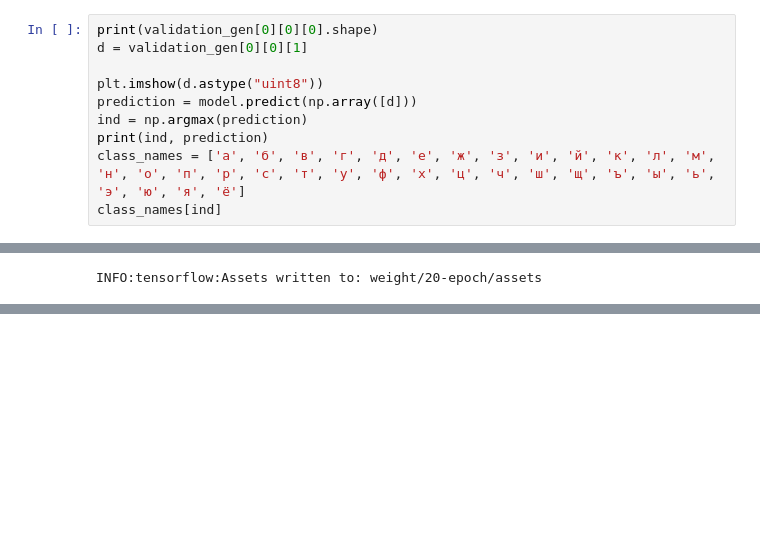
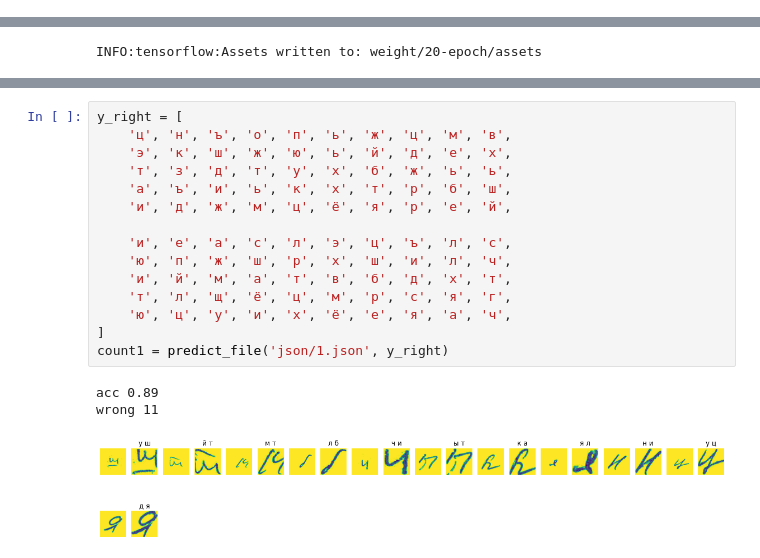
Before and after one commit to dumperize/letters_cv, a Jupyter notebook: index.ipynb, the cells around one changed output, grey strips where cells are left out. Cells and saved outputs as stored; diff of their text form; blank space fills up the shorter version.

```diff
--- a/index.ipynb
+++ b/index.ipynb
@@ -222,10 +212,0 @@ legend = ax[1].legend(loc='best', shadow=True)
-# %%
-print(validation_gen[0][0][0].shape)
-d = validation_gen[0][0][1]
-
-plt.imshow(d.astype("uint8"))
-prediction = model.predict(np.array([d]))
-ind = np.argmax(prediction)
-print(ind, prediction)
-class_names = ['а', 'б', 'в', 'г', 'д', 'е', 'ж', 'з', 'и', 'й', 'к', 'л', 'м', 'н', 'о', 'п', 'р', 'с', 'т', 'у', 'ф', 'х', 'ц', 'ч', 'ш', 'щ', 'ъ', 'ы', 'ь', 'э', 'ю', 'я', 'ё']
-class_names[ind]
@@ -335,0 +262,19 @@ with open('json/1.json') as json_file:
+# %%
+y_right = [
+    'ц', 'н', 'ъ', 'о', 'п', 'ь', 'ж', 'ц', 'м', 'в',
+    'э', 'к', 'ш', 'ж', 'ю', 'ь', 'й', 'д', 'е', 'х',
+    'т', 'з', 'д', 'т', 'у', 'х', 'б', 'ж', 'ь', 'ь',
+    'а', 'ъ', 'и', 'ь', 'к', 'х', 'т', 'р', 'б', 'ш',
+    'и', 'д', 'ж', 'м', 'ц', 'ё', 'я', 'р', 'е', 'й',
+
+    'и', 'е', 'а', 'с', 'л', 'э', 'ц', 'ъ', 'л', 'с',
+    'ю', 'п', 'ж', 'ш', 'р', 'х', 'ш', 'и', 'л', 'ч',
+    'и', 'й', 'м', 'а', 'т', 'в', 'б', 'д', 'х', 'т',
+    'т', 'л', 'щ', 'ё', 'ц', 'м', 'р', 'с', 'я', 'г',
+    'ю', 'ц', 'у', 'и', 'х', 'ё', 'е', 'я', 'а', 'ч',
+]
+count1 = predict_file('json/1.json', y_right)
+# %% [output]
+acc 0.89
+wrong 11
+[figure, added]
```
Also changed, not shown: parts of 29 cells of this notebook, 5 other files.
